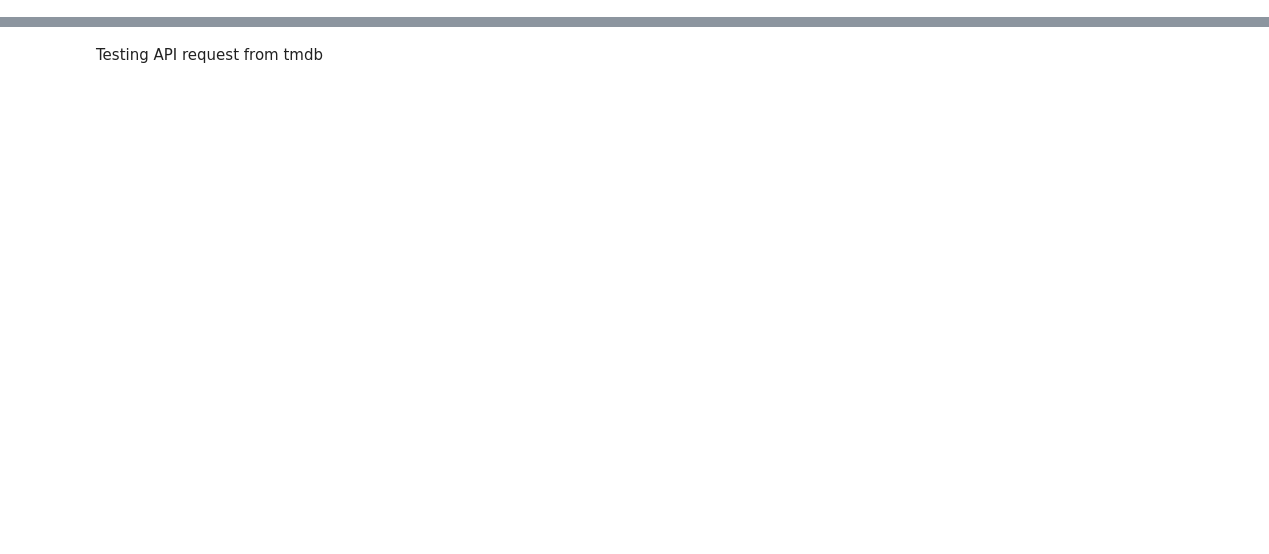
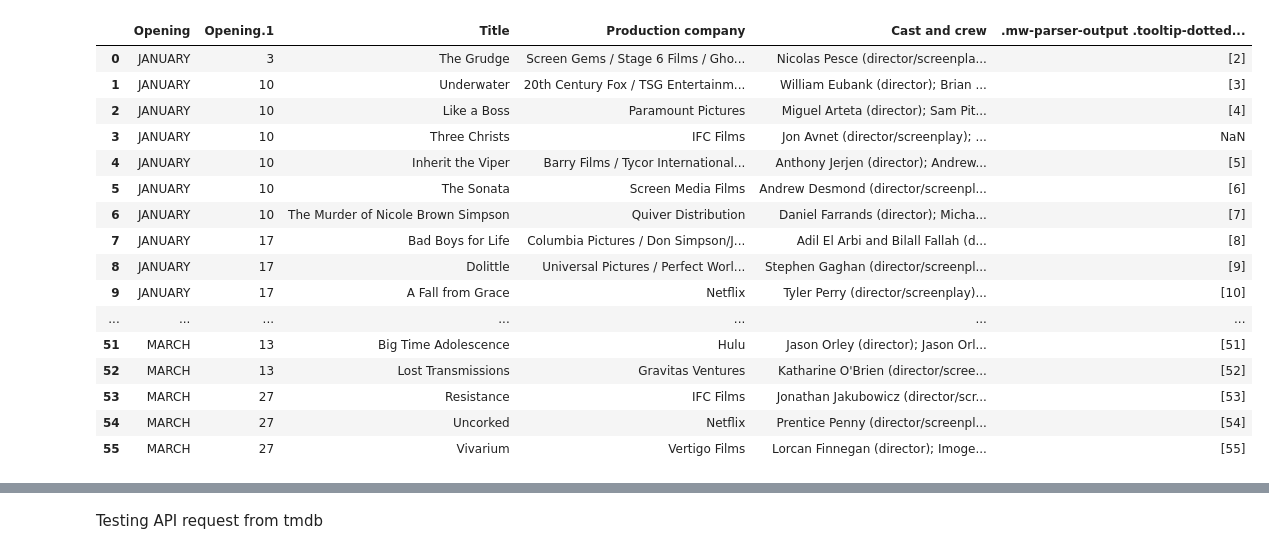
Before and after one commit to nilupulmanodya/machine-learning-projects, a Jupyter notebook: movie recomendation system/Data_Preprocessing-Wiki.ipynb, the cells around one changed output, grey strips where cells are left out. Saved outputs shown, nothing was run; the diff lists cells and outputs as text; code cells hidden in the pictures; blank space fills up the shorter version.

```diff
--- a/movie recomendation system/Data_Preprocessing-Wiki.ipynb
+++ b/movie recomendation system/Data_Preprocessing-Wiki.ipynb
@@ -30,3 +46,23 @@ df_ts
+# %%
+df2
+# %% [output]
+|  | Opening | Opening.1 | Title | Production company | Cast and crew | .mw-parser-output .tooltip-dotted... |
+| 0 | JANUARY | 3 | The Grudge | Screen Gems / Stage 6 Films / Gho... | Nicolas Pesce (director/screenpla... | [2] |
+| 1 | JANUARY | 10 | Underwater | 20th Century Fox / TSG Entertainm... | William Eubank (director); Brian ... | [3] |
+| 2 | JANUARY | 10 | Like a Boss | Paramount Pictures | Miguel Arteta (director); Sam Pit... | [4] |
+| 3 | JANUARY | 10 | Three Christs | IFC Films | Jon Avnet (director/screenplay); ... | NaN |
+| 4 | JANUARY | 10 | Inherit the Viper | Barry Films / Tycor International... | Anthony Jerjen (director); Andrew... | [5] |
+| 5 | JANUARY | 10 | The Sonata | Screen Media Films | Andrew Desmond (director/screenpl... | [6] |
+| 6 | JANUARY | 10 | The Murder of Nicole Brown Simpson | Quiver Distribution | Daniel Farrands (director); Micha... | [7] |
+| 7 | JANUARY | 17 | Bad Boys for Life | Columbia Pictures / Don Simpson/J... | Adil El Arbi and Bilall Fallah (d... | [8] |
+| 8 | JANUARY | 17 | Dolittle | Universal Pictures / Perfect Worl... | Stephen Gaghan (director/screenpl... | [9] |
+| 9 | JANUARY | 17 | A Fall from Grace | Netflix | Tyler Perry (director/screenplay)... | [10] |
+| ... | ... | ... | ... | ... | ... | ... |
+| 51 | MARCH | 13 | Big Time Adolescence | Hulu | Jason Orley (director); Jason Orl... | [51] |
+| 52 | MARCH | 13 | Lost Transmissions | Gravitas Ventures | Katharine O'Brien (director/scree... | [52] |
+| 53 | MARCH | 27 | Resistance | IFC Films | Jonathan Jakubowicz (director/scr... | [53] |
+| 54 | MARCH | 27 | Uncorked | Netflix | Prentice Penny (director/screenpl... | [54] |
+| 55 | MARCH | 27 | Vivarium | Vertigo Films | Lorcan Finnegan (director); Imoge... | [55] |
 # %%
 df1 = pd.read_html(link, header=0)[2]
 df2 = pd.read_html(link, header=0)[3]
```
Also changed, not shown: parts of 85 cells of this notebook, 4 other files.
